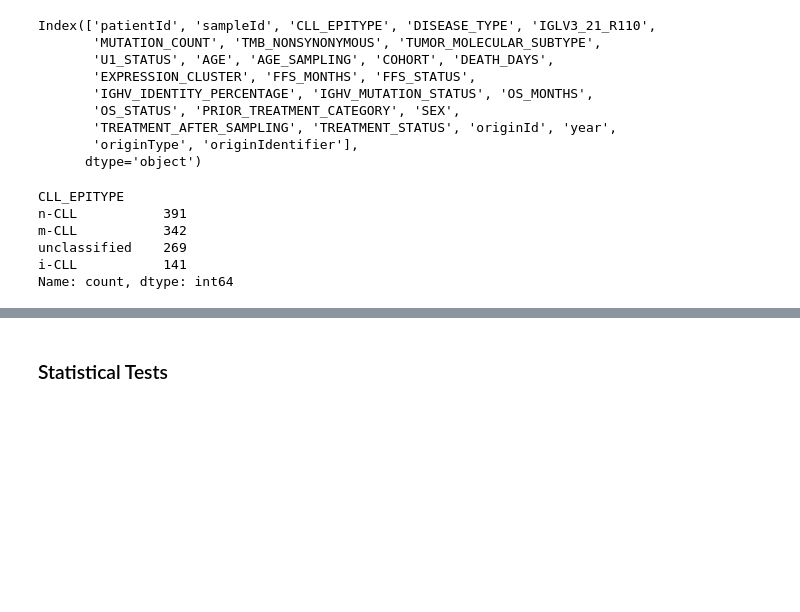
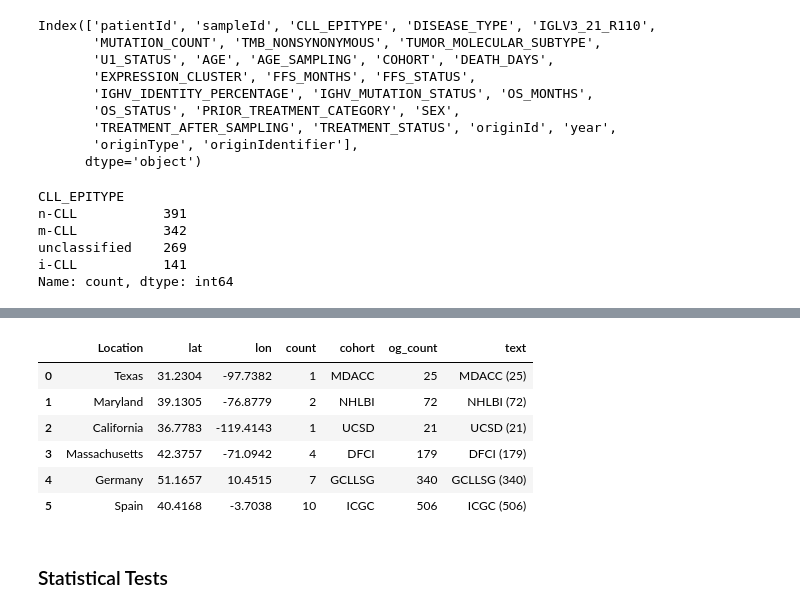
Before and after one commit to MahikaJaguste/msc-thesis, a Jupyter notebook: bias/tagging.ipynb, the cells around one changed output, grey strips where cells are left out. Cells and saved outputs as stored; diff of their text form; code cells hidden in the pictures; blank space fills up the shorter version.

```diff
--- a/bias/tagging.ipynb
+++ b/bias/tagging.ipynb
@@ -403,3 +416,48 @@ Name: count, dtype: int64
+# %%
+# Create a dictionary to store the coordinates and counts of each location
+locations = {
+    'Texas': {'lat': 31.2304, 'lon': -97.7382, 'count': 25, 'cohort': "MDACC"},
+    'Maryland': {'lat': 39.1305, 'lon': -76.8779, 'count': 72, 'cohort': "NHLBI"},
+    'California': {'lat': 36.7783, 'lon': -119.4143, 'count': 21, 'cohort': "UCSD"},
+    'Massachusetts': {'lat': 42.3757, 'lon': -71.0942, 'count': 179, 'cohort': "DFCI"},
+    'Germany': {'lat': 51.1657, 'lon': 10.4515, 'count': 340, 'cohort': "GCLLSG"},
+    'Spain': {'lat': 40.4168, 'lon': -3.7038, 'count': 506, 'cohort': "ICGC"},
+}
+
+# Create a DataFrame to store the locations and counts
+location_df = pd.DataFrame(locations).T.reset_index()
+location_df.columns = ['Location', 'lat', 'lon', 'count', 'cohort']
+
+location_df['og_count'] = location_df['count']  # Store original counts for reference
+# proportionalize the counts to make them more visible on the map
+location_df['count'] = location_df['count'] / location_df['count'].max() * 10  # Scale counts for visibility
+# round up the counts to the nearest integer for better visualization
+location_df['count'] = location_df['count'].apply(np.ceil).astype(int)
+
+location_df['text'] = location_df['cohort'] + " (" + location_df['og_count'].astype(str) + ")"
+
+display(location_df)
+
+# Create a bubble map using Plotly Express
+fig = px.scatter_map(location_df, lat='lat', lon='lon',
+                        size='count',
+                        color_discrete_sequence=['red']*len(locations),
+                        hover_name='Location',
+                        hover_data={'count': True},
+                        custom_data=['Location', 'count'],
+                        text='text',
+                        # mapbox_style="white-bg",
+                        zoom=2)
+
+fig.show()
+# %% [output]
+|  | Location | lat | lon | count | cohort | og_count | text |
+| 0 | Texas | 31.2304 | -97.7382 | 1 | MDACC | 25 | MDACC (25) |
+| 1 | Maryland | 39.1305 | -76.8779 | 2 | NHLBI | 72 | NHLBI (72) |
+| 2 | California | 36.7783 | -119.4143 | 1 | UCSD | 21 | UCSD (21) |
+| 3 | Massachusetts | 42.3757 | -71.0942 | 4 | DFCI | 179 | DFCI (179) |
+| 4 | Germany | 51.1657 | 10.4515 | 7 | GCLLSG | 340 | GCLLSG (340) |
+| 5 | Spain | 40.4168 | -3.7038 | 10 | ICGC | 506 | ICGC (506) |
 # %% [markdown]
 ### Statistical Tests
 # %% [markdown]
```
Also changed, not shown: parts of 3 cells of this notebook.
